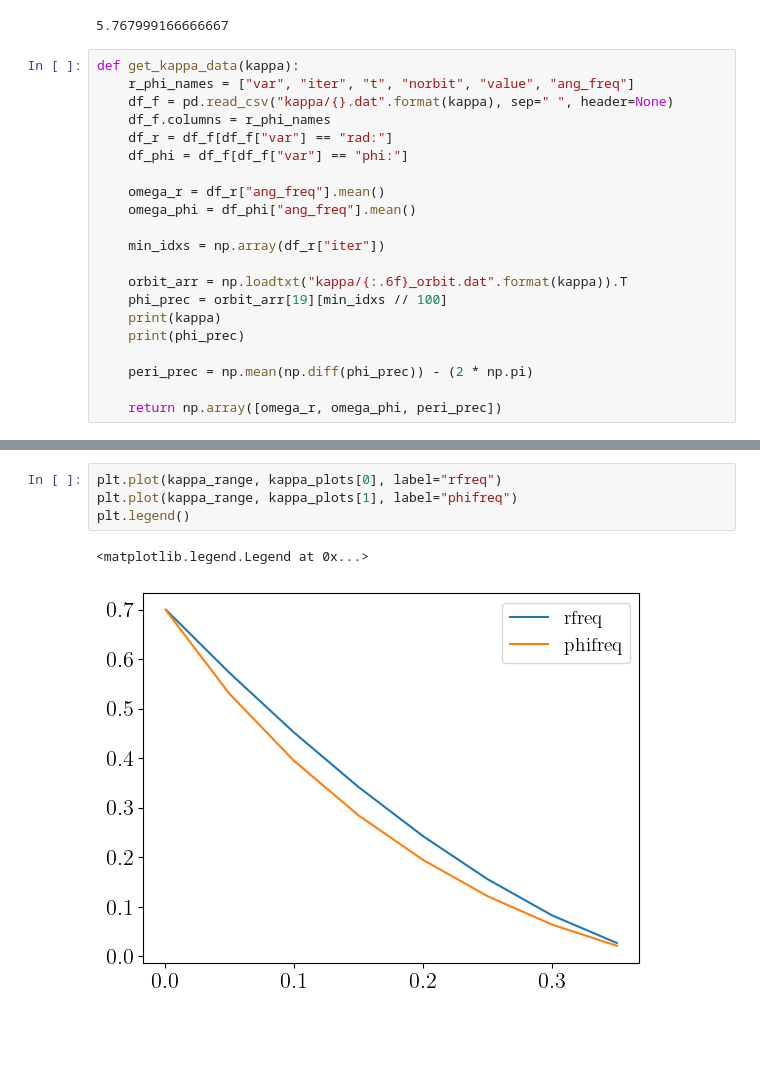
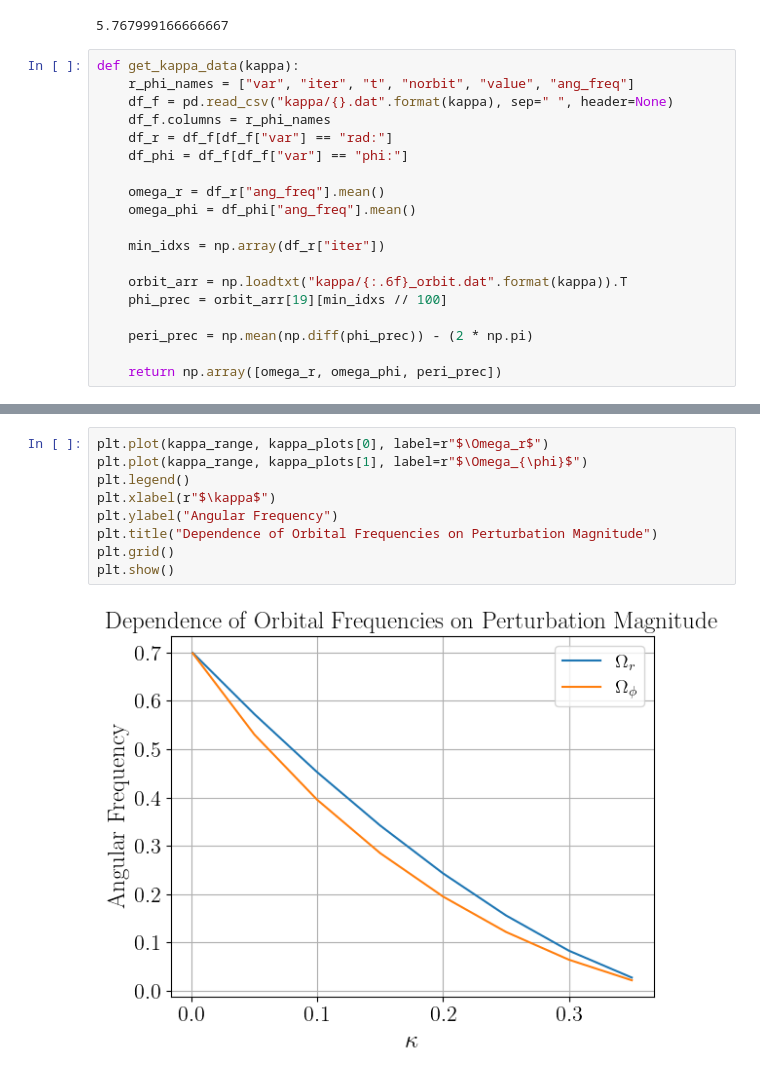
Before and after one commit to acwen11/hw3, a Jupyter notebook: output/Q4.ipynb, the cells around one changed output, grey strips where cells are left out. Drawn from its saved outputs; the diff is of its cells as text; blank space fills up the shorter version.

```diff
--- a/output/Q4.ipynb
+++ b/output/Q4.ipynb
@@ -109,8 +109,6 @@ def get_kappa_data(kappa):
 
     orbit_arr = np.loadtxt("kappa/{:.6f}_orbit.dat".format(kappa)).T
     phi_prec = orbit_arr[19][min_idxs // 100]
-    print(kappa)
-    print(phi_prec)
 
     peri_prec = np.mean(np.diff(phi_prec)) - (2 * np.pi)
 
@@ -140,9 +138,13 @@ kappa_plots = kappa_plots.T
 0.35
 [ 4.56001  9.13102 13.691   18.262  ]
 # %%
-plt.plot(kappa_range, kappa_plots[0], label="rfreq")
-plt.plot(kappa_range, kappa_plots[1], label="phifreq")
+plt.plot(kappa_range, kappa_plots[0], label=r"$\Omega_r$")
+plt.plot(kappa_range, kappa_plots[1], label=r"$\Omega_{\phi}$")
 plt.legend()
+plt.xlabel(r"$\kappa$")
+plt.ylabel("Angular Frequency")
+plt.title("Dependence of Orbital Frequencies on Perturbation Magnitude")
+plt.grid()
+plt.show()
 # %% [output]
-<matplotlib.legend.Legend at 0x...>
-[figure, old version]
+[figure, new version]
```
Also changed, not shown: parts of 12 cells of this notebook, 1 other file.
